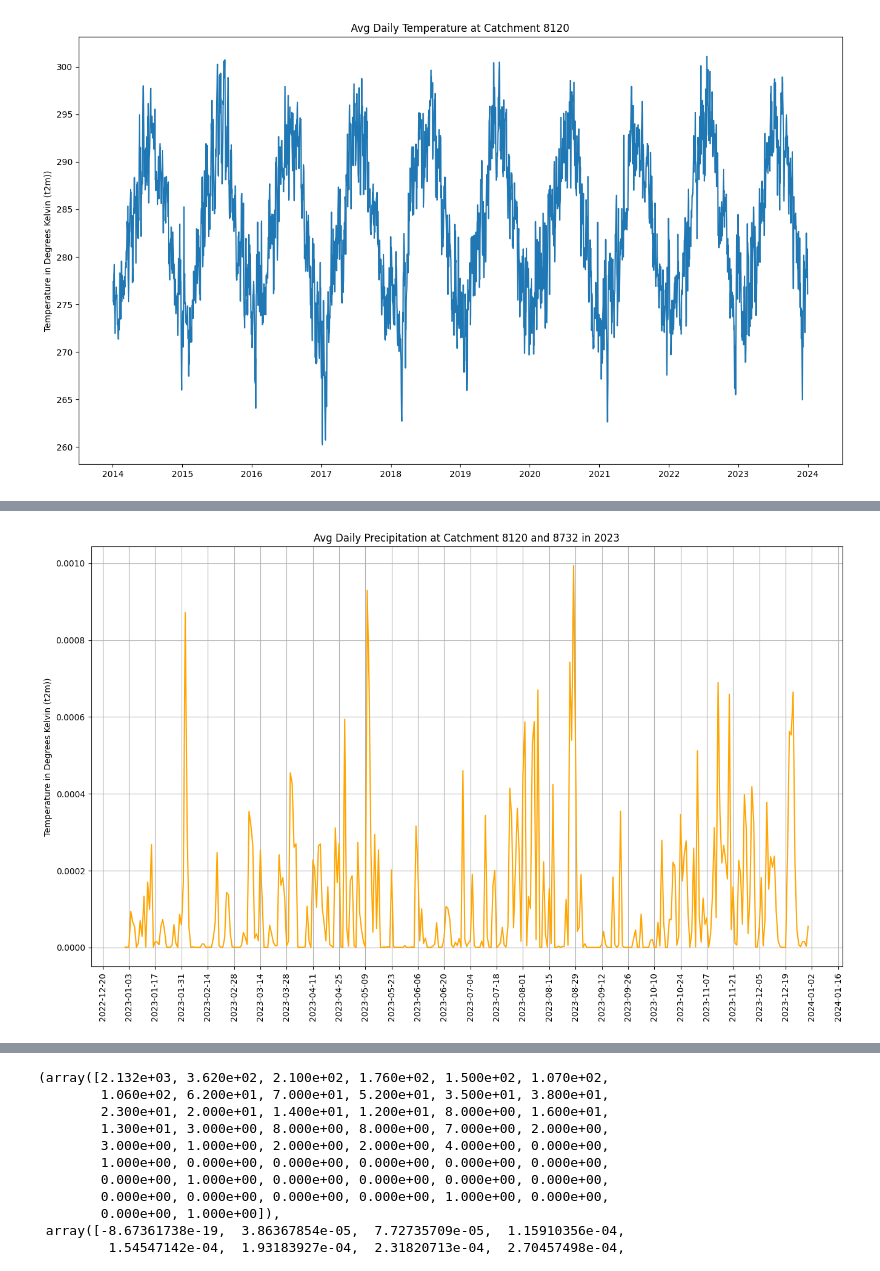
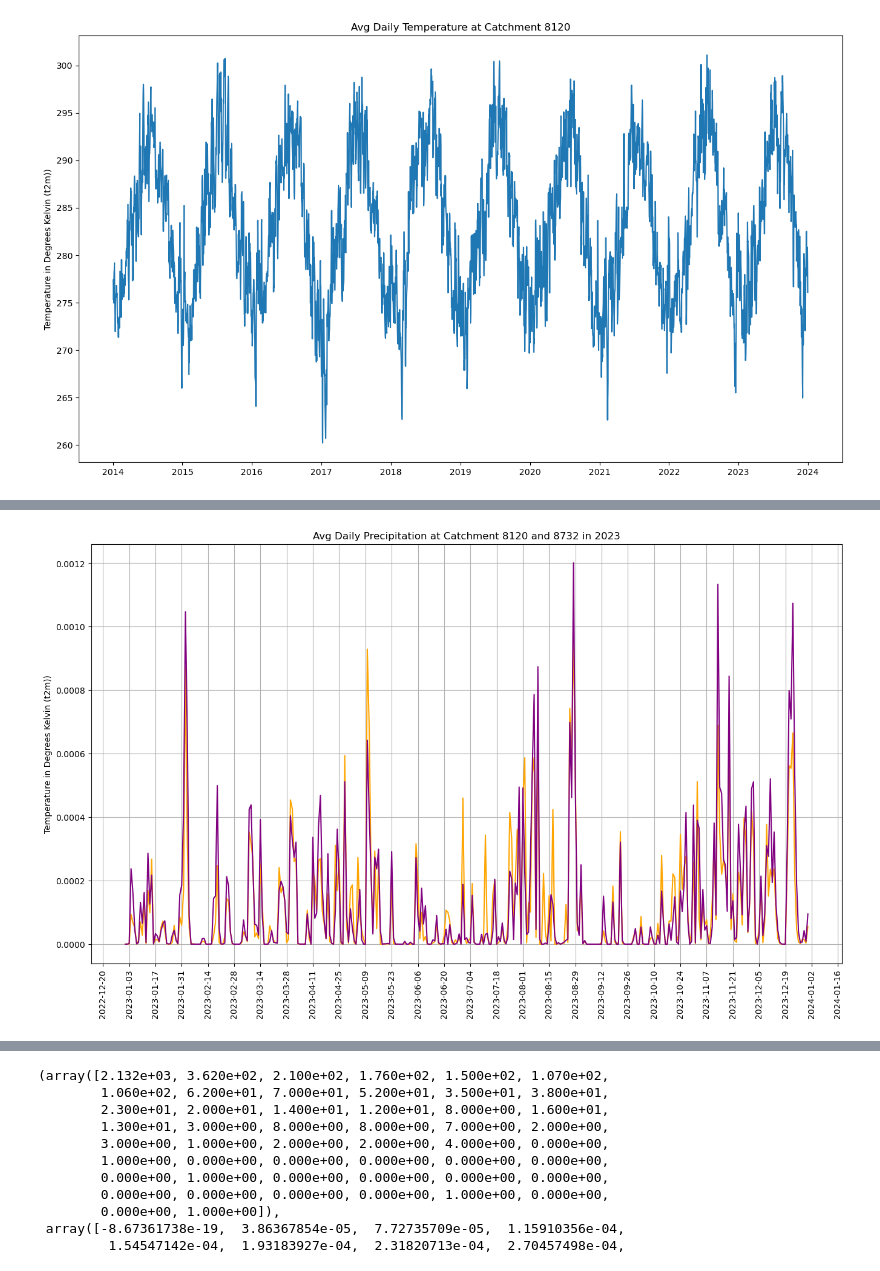
Before and after one commit to henrifnk/Seminar_ClimateNStatistics, a Jupyter notebook: work/07-hydroLSTM/notebooks/meteo_analysis.ipynb, the cells around one changed output, grey strips where cells are left out. Cells and saved outputs as stored; diff of their text form; code cells hidden in the pictures.

```diff
--- a/work/07-hydroLSTM/notebooks/meteo_analysis.ipynb
+++ b/work/07-hydroLSTM/notebooks/meteo_analysis.ipynb
@@ -41,15 +41,15 @@ plt.show()
 # %%
 plt.figure(figsize=(16,9))
 plt.plot(meteo_df['tp_8120']['2023'],color = 'orange')
-# plt.plot(meteo_df['t2m_8732']['2023'],color = 'purple')
+plt.plot(meteo_df['tp_8732']['2023'],color = 'purple')
 plt.ylabel('Temperature in Degrees Kelvin (t2m))')
 plt.title('Avg Daily Precipitation at Catchment 8120 and 8732 in 2023')
 plt.gca().xaxis.set_major_locator(mdates.DayLocator(interval=14))
 plt.grid(True)
 plt.xticks(rotation =90)
 plt.show()
 # %% [output]
-[figure, old version]
+[figure, new version]
 # %%
 plt.figure(figsize=(16, 9))
 plt.title('Avg Daily Total Precipitation at Catchment 8120')
```
Also changed, not shown: parts of 5 cells of this notebook, 1 other file.
